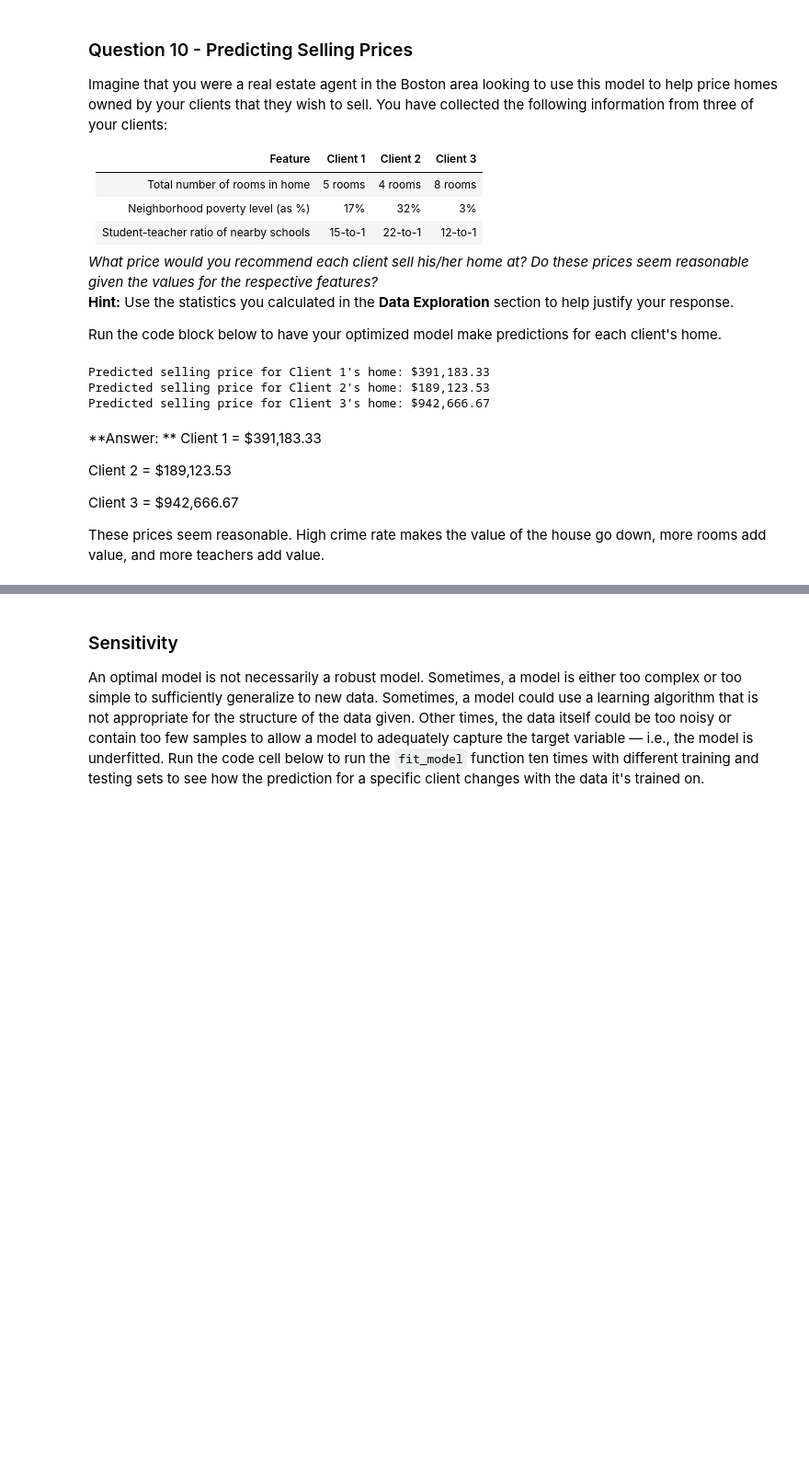
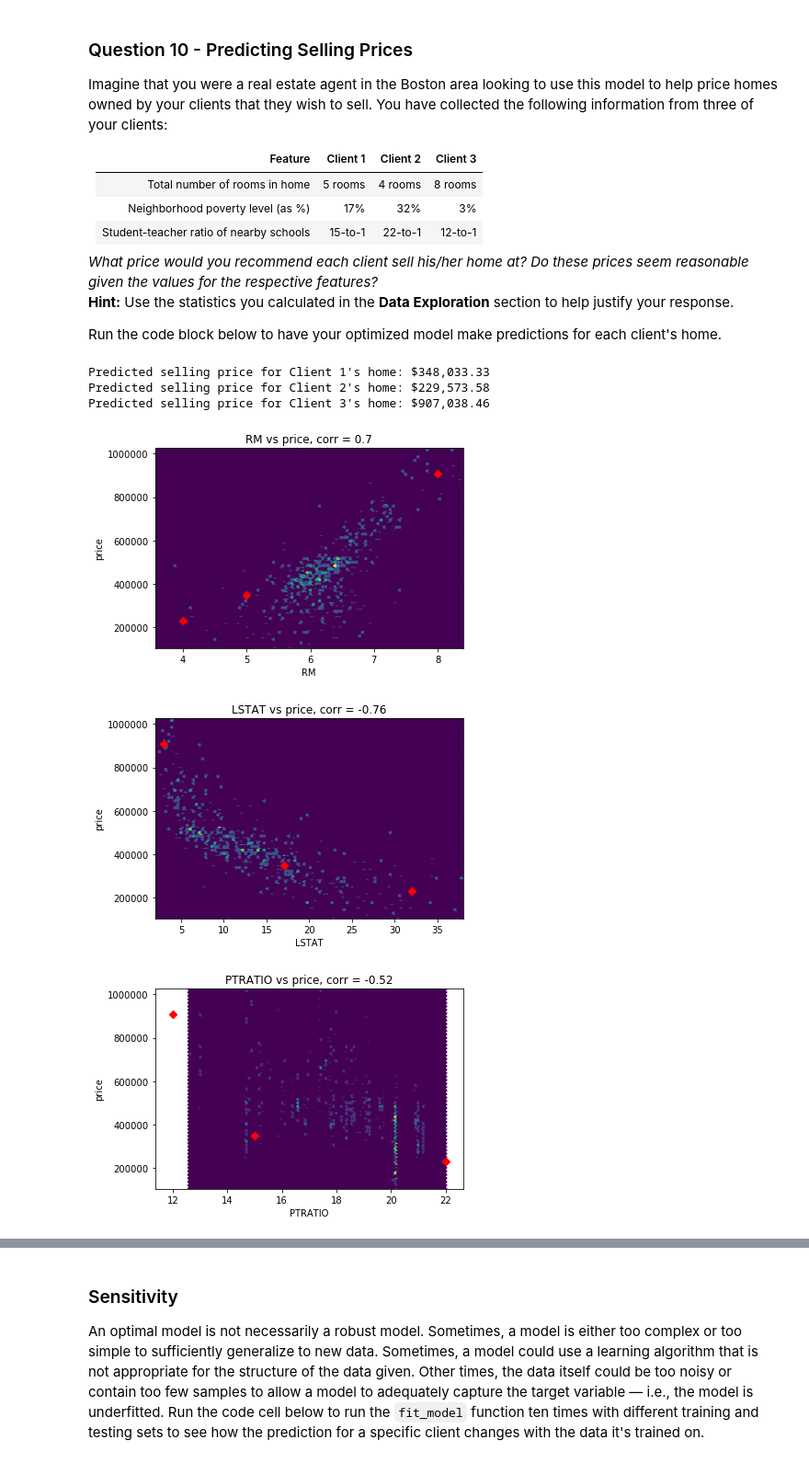
Before and after one commit to crypdick/machine-learning, a Jupyter notebook: projects/boston_housing/boston_housing.ipynb, the cells around one changed output, grey strips where cells are left out. Shown: that part at 92% size. Drawn from its saved outputs; the diff is of its cells as text; code cells hidden in the pictures; blank space fills up the shorter version.

```diff
--- a/projects/boston_housing/boston_housing.ipynb
+++ b/projects/boston_housing/boston_housing.ipynb
@@ -317,7 +321,7 @@ _What maximum depth does the optimal model have? How does this result compare to
 Run the code block below to fit the decision tree regressor to the training data and produce an optimal model.
 # %%
 # Fit the training data to the model using grid search
-reg, results = fit_model(X_train, y_train)
+reg = fit_model(X_train, y_train)
 
 # Produce the value for 'max_depth'
 print "Parameter 'max_depth' is {} for the optimal model.".format(reg.get_params()['max_depth'])
@@ -366,19 +360,28 @@ client_data = [[5, 17, 15], # Client 1
                [4, 32, 22], # Client 2
                [8, 3, 12]]  # Client 3
 
+pred = reg.predict(client_data)
+
 # Show predictions
-for i, price in enumerate(reg.predict(client_data)):
+for i, price in enumerate(pred):
     print "Predicted selling price for Client {}'s home: ${:,.2f}".format(i+1, price)
 # %% [output]
-Predicted selling price for Client 1's home: $391,183.33
-Predicted selling price for Client 2's home: $189,123.53
-Predicted selling price for Client 3's home: $942,666.67
+Predicted selling price for Client 1's home: $348,033.33
+Predicted selling price for Client 2's home: $229,573.58
+Predicted selling price for Client 3's home: $907,038.46
-# %% [markdown]
-**Answer: **
-Client 1 = $391,183.33
-
-Client 2 = $189,123.53
-
-Client 3 = $942,666.67
-
-These prices seem reasonable. High crime rate makes the value of the house go down, more rooms add value, and more teachers add value.
+# %%
+clients = np.transpose(client_data)
+for i, feature in enumerate([ 'RM', 'LSTAT', 'PTRATIO']):
+    fig = plt.figure()
+    ax = plt.subplot(111)
+    corr, _ = pearsonr(data[feature], prices)
+    plt.title('{} vs price, corr = {}'.format(feature, round(corr, 2)))
+    hb = ax.hexbin(data[feature], prices, cmap='viridis')
+    plt.scatter(clients[i], pred, marker='D', color='red')
+    plt.xlabel(feature)
+    plt.ylabel('price')
+    plt.show()
+# %% [output]
+[figure, added]
+[figure, added]
+[figure, added]
```
Also changed, not shown: parts of 7 cells of this notebook.
